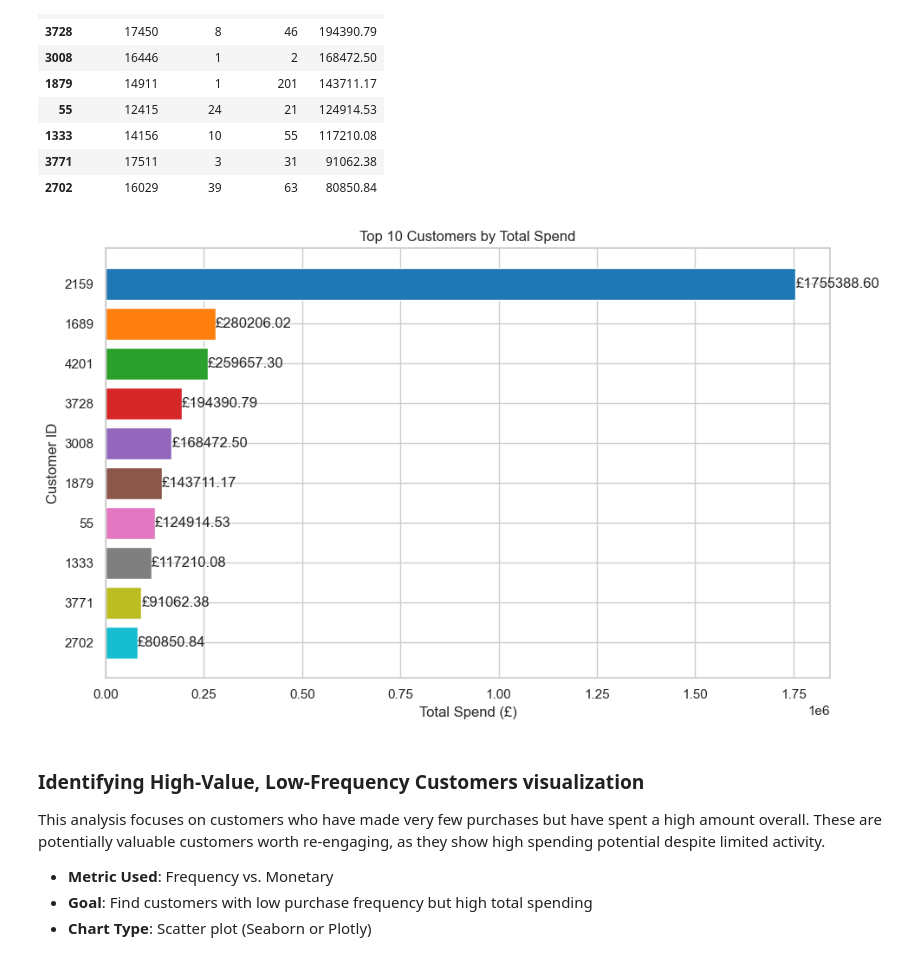
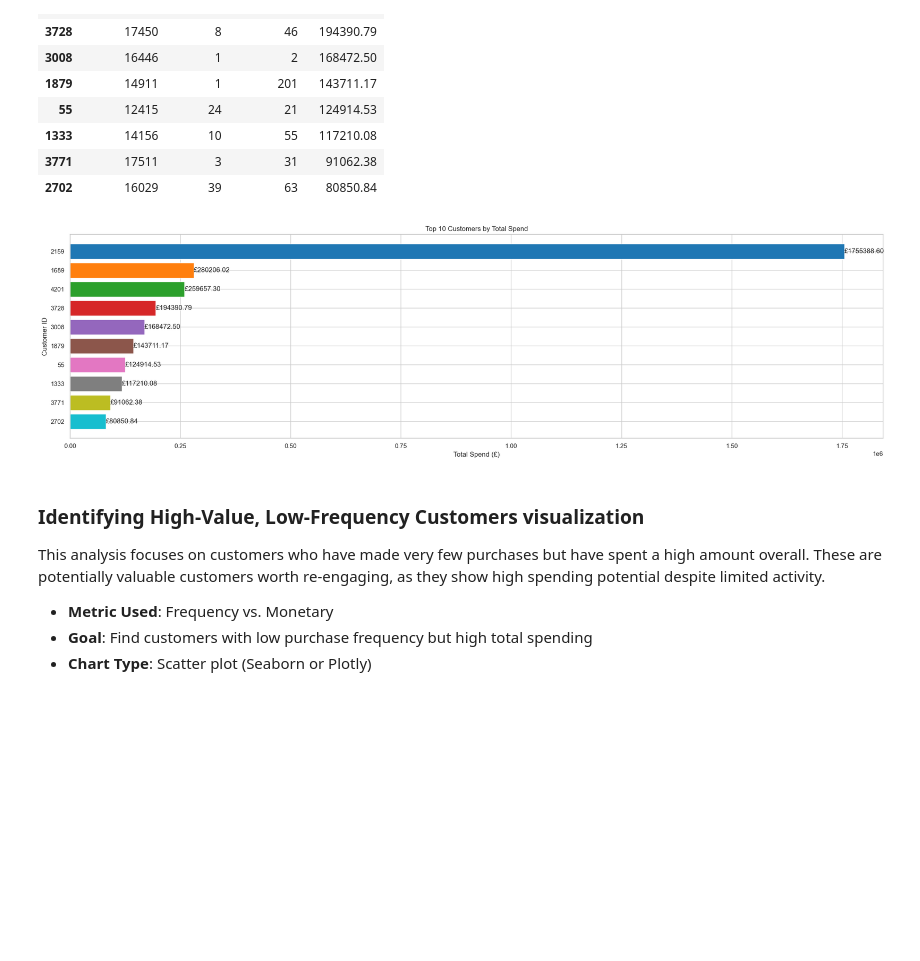
Before and after one commit to angeljayakumar/online-retail-analysis, a Jupyter notebook: notebooks/customer-behaviour.ipynb, the cells around one changed output. Cells and saved outputs as stored; diff of their text form; code cells hidden in the pictures; blank space fills up the shorter version.

Commit message:
git commit -m "Work in progress: Partially fixed Plotly renderer issue,Adjust figsize to fit all top 10 customers by total spend inside the chart"

```diff
--- a/notebooks/customer-behaviour.ipynb
+++ b/notebooks/customer-behaviour.ipynb
@@ -280,29 +280,29 @@ top_10_customers
 # %%
 
 # Get top 10 customers by Monetary value
 top_customers = rfm.sort_values(by='Monetary', ascending=False).head(10)
 
 # Generate a list of distinct colors (one for each customer)
 colors = plt.cm.tab10(np.arange(len(top_customers)))  # tab10 colormap has 10 distinct colors
 
 # Plot horizontal bar chart with different colors
-plt.figure(figsize=(10, 6))
+plt.figure(figsize=(21, 6))
 bars = plt.barh(top_customers.index.astype(str), top_customers['Monetary'], color=colors)
 plt.xlabel('Total Spend (£)')
 plt.ylabel('Customer ID')
 plt.title('Top 10 Customers by Total Spend')
 
 # Annotate bars with exact values
 for bar in bars:
     width = bar.get_width()
     plt.text(width + 10, bar.get_y() + bar.get_height()/2, f'£{width:.2f}', va='center')
 
 # Invert y-axis to show highest spender at the top
 plt.gca().invert_yaxis()
 plt.tight_layout()
 plt.show()
 # %% [output]
-[figure, old version]
+[figure, new version]
 # %% [markdown]
 ### Identifying High-Value, Low-Frequency Customers visualization
 
```
